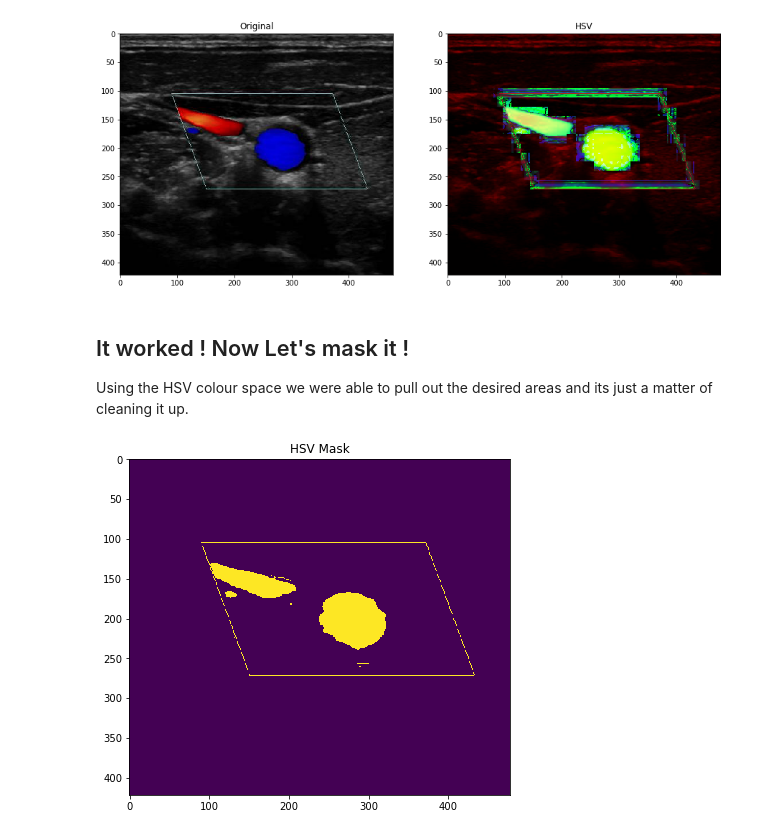
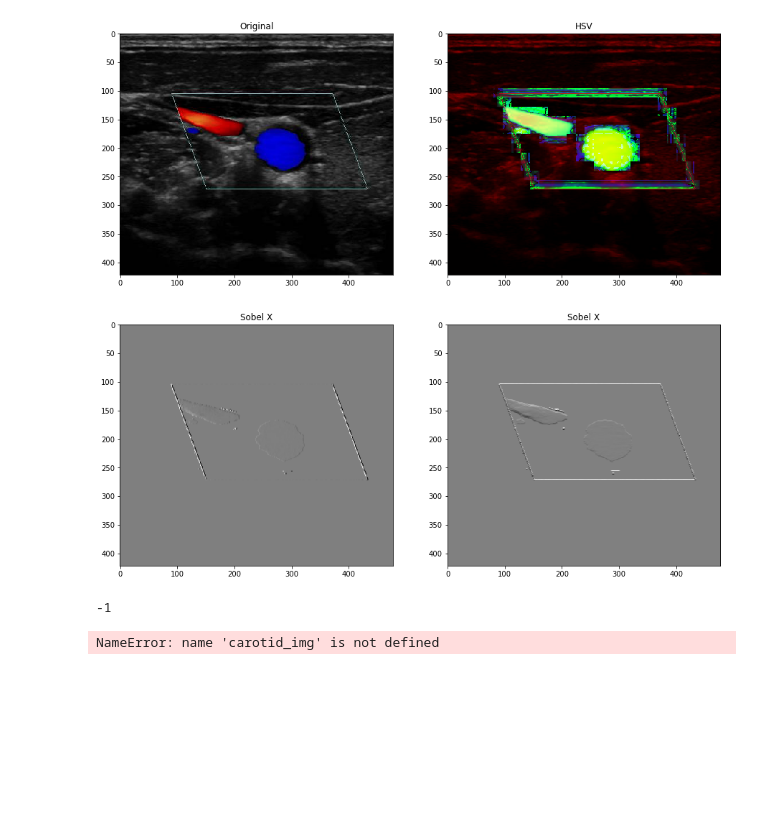
Before and after one commit to jjsalomon/python_project_imageprocessing, a Jupyter notebook: P5 - Applying Hough Circles to segment out ROI.ipynb, the cells around one changed output. Saved outputs shown, nothing was run; the diff lists cells and outputs as text; code cells hidden in the pictures; blank space fills up the shorter version.

```diff
--- a/P4 - Thresholding with HSV Colour Space.ipynb
+++ b/P5 - Applying Hough Circles to segment out ROI.ipynb
@@ -57,21 +24,83 @@ HSV = cv2.cvtColor(HSV, cv2.COLOR_RGB2BGR)
 # %% [output]
 [figure]
-# %% [markdown]
-<h2> It worked ! Now Let's mask it !</h2>
-Using the HSV colour space we were able to pull out the desired areas and its just a matter of cleaning it up.
+# %%
+# Turning image into grayscale
+gray = cv2.cvtColor(result,cv2.COLOR_BGR2GRAY)
+sobelx = cv2.Sobel(gray, ddepth = cv2.CV_64F,dx=1,dy=0)
+sobely = cv2.Sobel(gray, ddepth = cv2.CV_64F,dx=0,dy=1)
+
+# Show Images
+fig = plt.figure(figsize=(15,20))
+ax1 = fig.add_subplot(2,2,1)
+imgplot = plt.imshow(sobelx,cmap='gray')
+ax1.set_title("Sobel X")
+
+ax2 = fig.add_subplot(222)
+imgplot2 = plt.imshow(sobely,cmap='gray')
+ax2.set_title("Sobel X")
+plt.show()
+# %% [output]
+[figure, added]
+# %%
+import numpy as np
+import cv2
+from matplotlib import pyplot as plt
+%matplotlib inline
+
+# Filtering out the blue from RGB color space
+# Read in carotid image
+carotid = cv2.imread("Carotid.jpg")
+
+# Turn the image into HSV colour space
+HSV = cv2.cvtColor(carotid,cv2.COLOR_BGR2HSV)
+
+lower_blue = np.array([110,50,50])
+upper_blue = np.array([130,255,255])
+
+mask = cv2.inRange(HSV, lower_blue,upper_blue)
+mask = 255 - mask
+
+res = cv2.bitwise_and(HSV,HSV,mask=mask)
+
+# Create threshold boundaries
+HSVlower = np.array([0,5,130])
+HSVupper = np.array([255,255,255])
+
+# Define a mask
+mask2 = cv2.inRange(res, HSVlower, HSVupper)
+
+canny = cv2.Canny(mask2,threshold1=100,threshold2=300)
+
+cv2.imshow("mask2",mask2)
+cv2.imshow("res",canny)
+cv2.waitKey(0)
+# %% [output]
+-1
 # %%
+
+
+
 # Create threshold boundaries
-HSVlower = np.array([0,5,130])
-HSVupper = np.array([255,255,255])
+HSVlower = np.array([90,0,0])
+HSVupper = np.array([120,255,255])
 
 # Define a mask
 mask = cv2.inRange(HSV, HSVlower, HSVupper)
 
+#E = cv2.Canny(mask,threshold1=190,threshold2=300)
+
+
+carotid_img = cv2.cvtColor(carotid_img,cv2.COLOR_BGR2RGB)
+HSV = cv2.cvtColor(HSV,cv2.COLOR_BGR2RGB)
 # Show Images
 fig = plt.figure(figsize=(15,20))
 ax1 = fig.add_subplot(2,2,1)
-imgplot = plt.imshow(mask)
-ax1.set_title("HSV Mask")
+imgplot = plt.imshow(HSV)
+ax1.set_title("HSV")
+
+ax2 = fig.add_subplot(222)
+imgplot2 = plt.imshow(mask,cmap='gray')
+ax2.set_title("Canny")
 plt.show()
 # %% [output]
-[figure, removed]
+NameError: name 'carotid_img' is not defined
```
Also changed, not shown: parts of 7 cells of this notebook, 4 other files.
